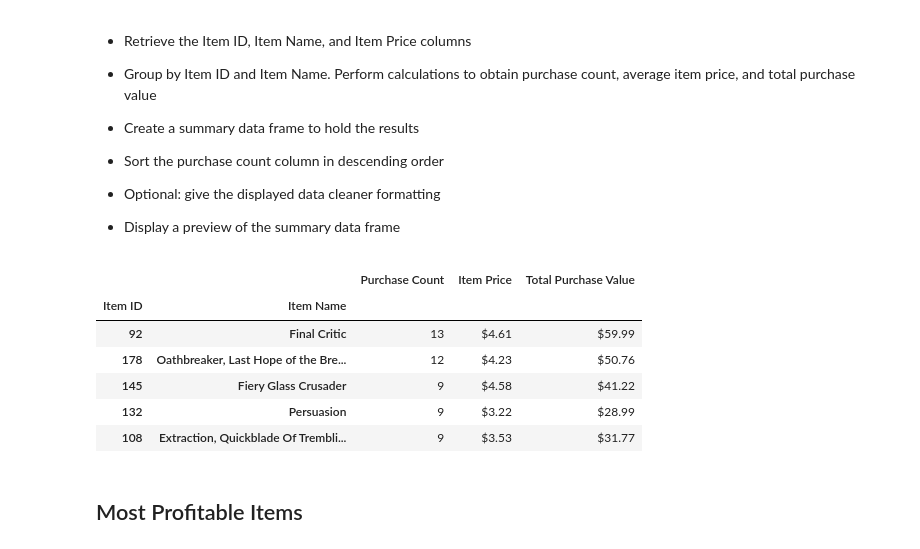
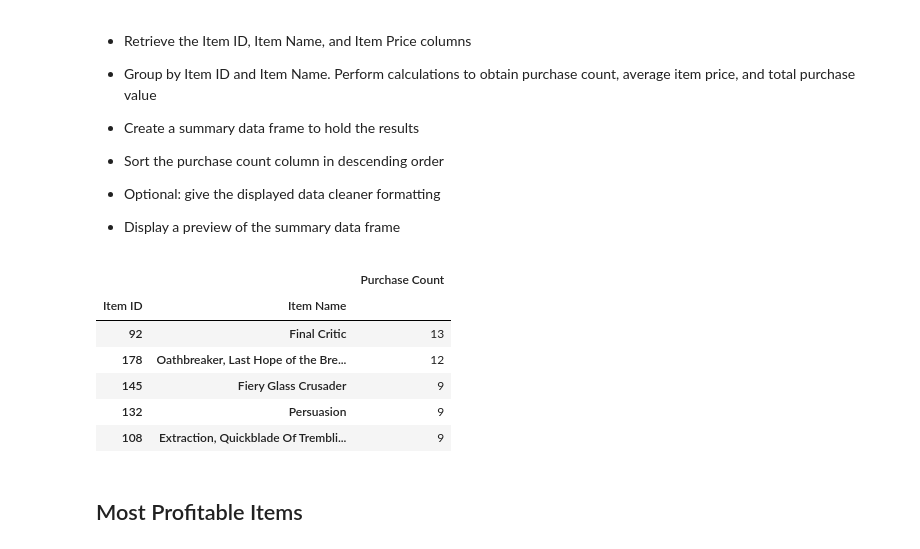
Before and after one commit to mrslat-creator/panda-challenge, a Jupyter notebook: HeroesOfPymoli_Latimer.ipynb, the cells around one changed output. Saved outputs shown, nothing was run; the diff lists cells and outputs as text; code cells hidden in the pictures.

```diff
--- a/HeroesOfPymoli_Latimer.ipynb
+++ b/HeroesOfPymoli_Latimer.ipynb
@@ -351,27 +351,36 @@ Top_five_spenders_df.head()
 # %%
 # Group by Item("Item ID" and "Item Name")
 group_top_item_df = org_purchase_data_df.groupby(["Item ID", "Item Name"])
 group_top_item_df.count()
 
 # Data sorted by "Item" in new dataframe
 analysis_by_ItEm_df =pd.DataFrame(group_top_item_df["Purchase ID"].count())
 analysis_by_ItEm_df
 
 # Total purchase value by "Item"
 total_purchase_value_ItEm = group_top_item_df["Price"].sum()
 total_purchase_value_ItEm
 dlr_total_purchase_value_Item = total_purchase_value_ItEm.map("${:,.2f}".format)
 dlr_total_purchase_value_Item
 
-# Total
+# Total price by "Item"
+purchase_price_ItEm = group_top_item_df["Price"].mean()
+purchase_price_ItEm
+dlr_purchase_price_ItEm = purchase_price_ItEm.map("${:,.2f}".format)
+dlr_purchase_price_ItEm
+
+# Summary of Most Popular Item analysis grouped by "Item", rename "Purchase ID" column, using .rename(columns={})
+sum_ITEM_purchased_data_df = analysis_by_ItEm_df.rename(columns={"Purchase ID": "Purchase Count"})
+top_five_ItEms_df=sum_ITEM_purchased_data_df.sort_values("Purchase Count", ascending=False)
+top_five_ItEms_df.head()
 # %% [output]
-|  |  | Purchase Count | Item Price | Total Purchase Value |
-| Item ID | Item Name |  |  |  |
-| 92 | Final Critic | 13 | $4.61 | $59.99 |
-| 178 | Oathbreaker, Last Hope of the Bre... | 12 | $4.23 | $50.76 |
-| 145 | Fiery Glass Crusader | 9 | $4.58 | $41.22 |
-| 132 | Persuasion | 9 | $3.22 | $28.99 |
-| 108 | Extraction, Quickblade Of Trembli... | 9 | $3.53 | $31.77 |
+|  |  | Purchase Count |
+| Item ID | Item Name |  |
+| 92 | Final Critic | 13 |
+| 178 | Oathbreaker, Last Hope of the Bre... | 12 |
+| 145 | Fiery Glass Crusader | 9 |
+| 132 | Persuasion | 9 |
+| 108 | Extraction, Quickblade Of Trembli... | 9 |
 # %% [markdown]
 ## Most Profitable Items
 # %% [markdown]
```
Also changed, not shown: parts of 1 cell of this notebook.
